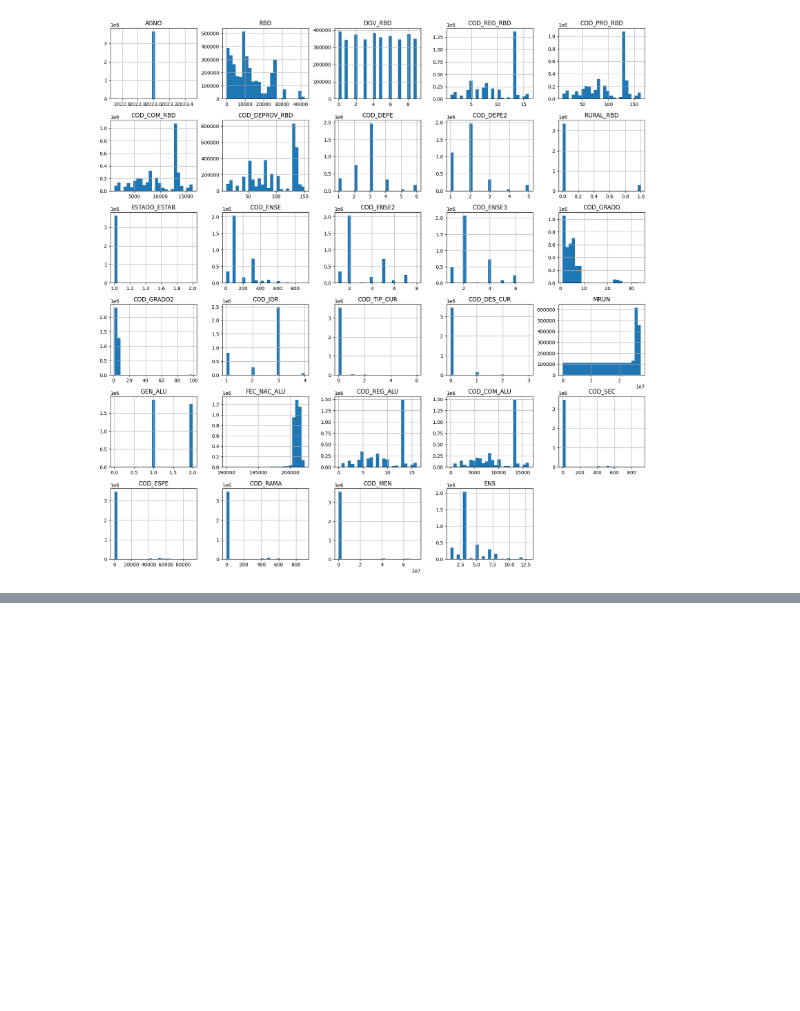
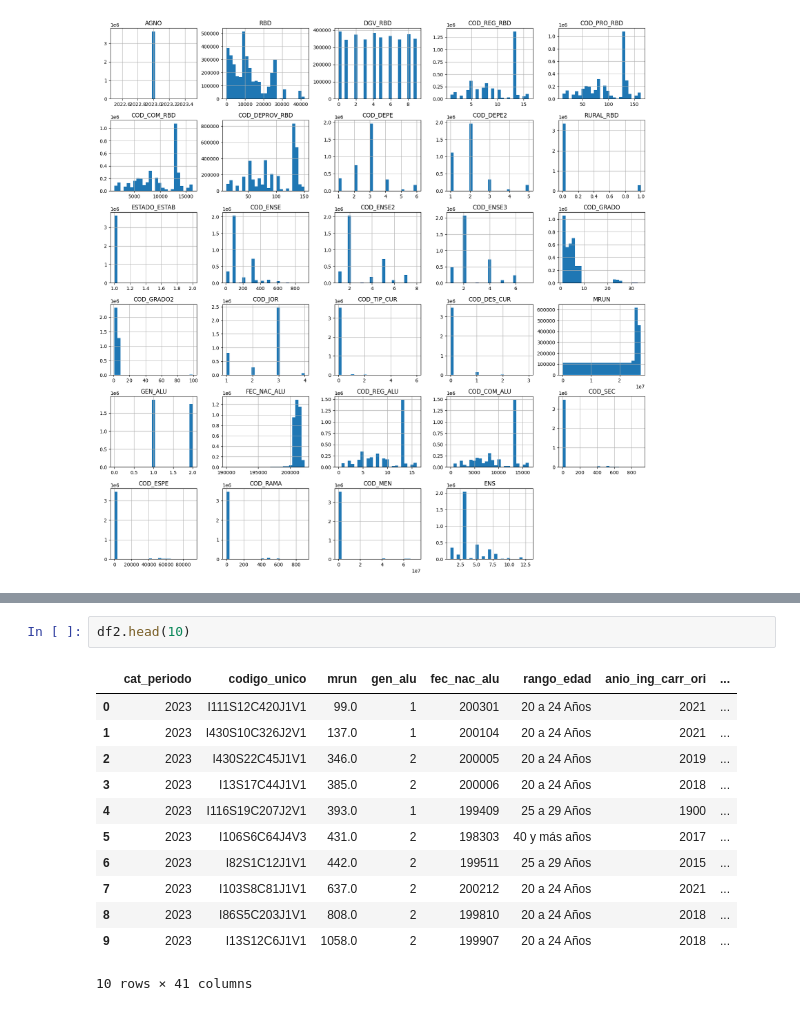
Before and after one commit to Igrojas/Datos-Abiertos-Mineduc, a Jupyter notebook: AnalisisDatos.ipynb, the cells around one changed output, grey strips where cells are left out. Drawn from its saved outputs; the diff is of its cells as text; blank space fills up the shorter version.

```diff
--- a/AnalisisDatos.ipynb
+++ b/AnalisisDatos.ipynb
@@ -104,0 +142,15 @@ array([[<Axes: title={'center': 'AGNO'}>,
+# %%
+df2.head(10)
+# %% [output]
+|  | cat_periodo | codigo_unico | mrun | gen_alu | fec_nac_alu | rango_edad | anio_ing_carr_ori | ... |
+| 0 | 2023 | I111S12C420J1V1 | 99.0 | 1 | 200301 | 20 a 24 Años | 2021 | ... |
+| 1 | 2023 | I430S10C326J2V1 | 137.0 | 1 | 200104 | 20 a 24 Años | 2021 | ... |
+| 2 | 2023 | I430S22C45J1V1 | 346.0 | 2 | 200005 | 20 a 24 Años | 2019 | ... |
+| 3 | 2023 | I13S17C44J1V1 | 385.0 | 2 | 200006 | 20 a 24 Años | 2018 | ... |
+| 4 | 2023 | I116S19C207J2V1 | 393.0 | 1 | 199409 | 25 a 29 Años | 1900 | ... |
+| 5 | 2023 | I106S6C64J4V3 | 431.0 | 2 | 198303 | 40 y más años | 2017 | ... |
+| 6 | 2023 | I82S1C12J1V1 | 442.0 | 2 | 199511 | 25 a 29 Años | 2015 | ... |
+| 7 | 2023 | I103S8C81J1V1 | 637.0 | 2 | 200212 | 20 a 24 Años | 2021 | ... |
+| 8 | 2023 | I86S5C203J1V1 | 808.0 | 2 | 199810 | 20 a 24 Años | 2018 | ... |
+| 9 | 2023 | I13S12C6J1V1 | 1058.0 | 2 | 199907 | 20 a 24 Años | 2018 | ... |
+10 rows × 41 columns
```
Also changed, not shown: parts of 11 cells of this notebook.
